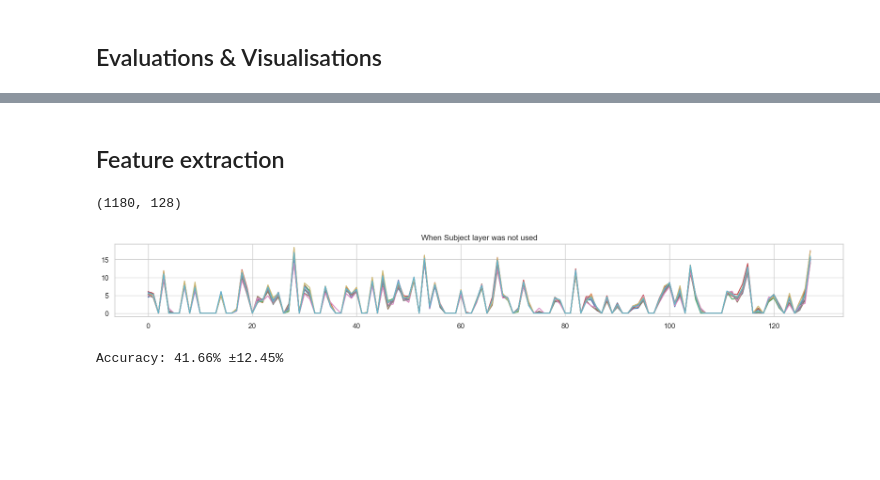
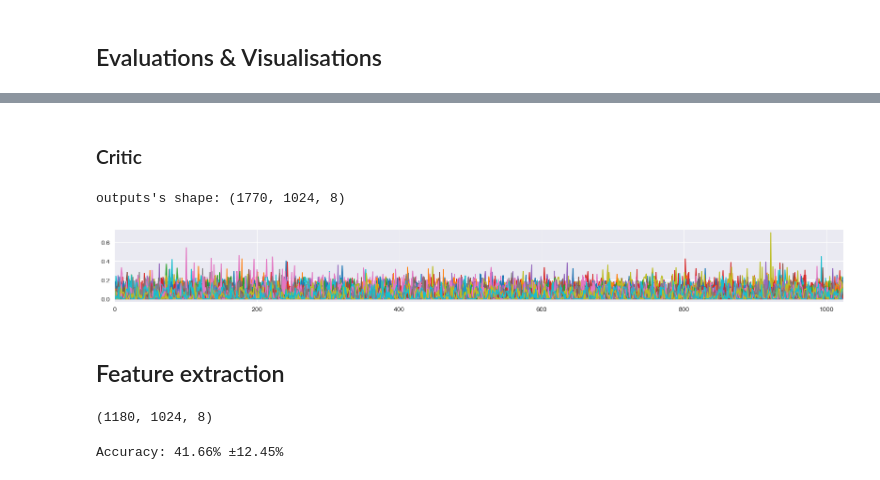
Before and after one commit to Yeganehfrh/EEGModalNet, a Jupyter notebook: notebooks/Debug.ipynb, the cells around one changed output, grey strips where cells are left out. Saved outputs shown, nothing was run; the diff lists cells and outputs as text; code cells hidden in the pictures; blank space fills up the shorter version.

```diff
--- a/notebooks/Debug.ipynb
+++ b/notebooks/Debug.ipynb
@@ -341,3 +363,14 @@ Effective window size : 4.000 (s)
+# %% [markdown]
+### Critic
+# %%
+critic = wgan_gp.critic
+model = keras.Model(inputs=critic.model.layers[0].input, outputs=critic.model.layers[0].output)
+features = model(x.float()).cpu().detach().numpy()
+print(f"outputs's shape: {features.shape}")
+plot_neurons_act(features, across_batch=True, from_to=(0, 100), xlim=features.shape[1])
+# %% [output]
+outputs's shape: (1770, 1024, 8)
+[figure, added]
 # %% [markdown]
 ## Feature extraction
 # %%
@@ -392,20 +425,12 @@ sub_ids = np.concatenate((xf_ids, xm_ids))
 # model = WGAN_GP(time_dim=time_dim, feature_dim=1, latent_dim=64, n_subjects=20, use_sublayers=True)
 # model.load_weights('tmp/keras_models/wgan_gp_with_sub_layer.model.keras')
 critic = wgan_gp.critic
-model = keras.Model(inputs=critic.model.layers[0].input, outputs=critic.model.layers[-4].output)
+model = keras.Model(inputs=critic.model.layers[0].input, outputs=critic.model.layers[0].output)
 # x_ = critic.sub_layer(x.float().to('mps'), torch.tensor(sub).to('mps'))
 features = model(x.float()).cpu().detach().numpy()
 features.shape
 # %% [output]
-(1180, 128)
+(1180, 1024, 8)
-# %%
-plt.figure(figsize=(20, 2))
-for i in range(115, 125):
-    plt.plot(features[i, :])
-    plt.title('When Subject layer was not used')
-    # plt.xlim(0, 1024)
-# %% [output]
-[figure, removed]
 # %%
 cv_g = GroupShuffleSplit(n_splits=50, test_size=0.2)
 cv_s = StratifiedShuffleSplit(n_splits=50, test_size=0.2)
```
Also changed, not shown: parts of 13 cells of this notebook.
